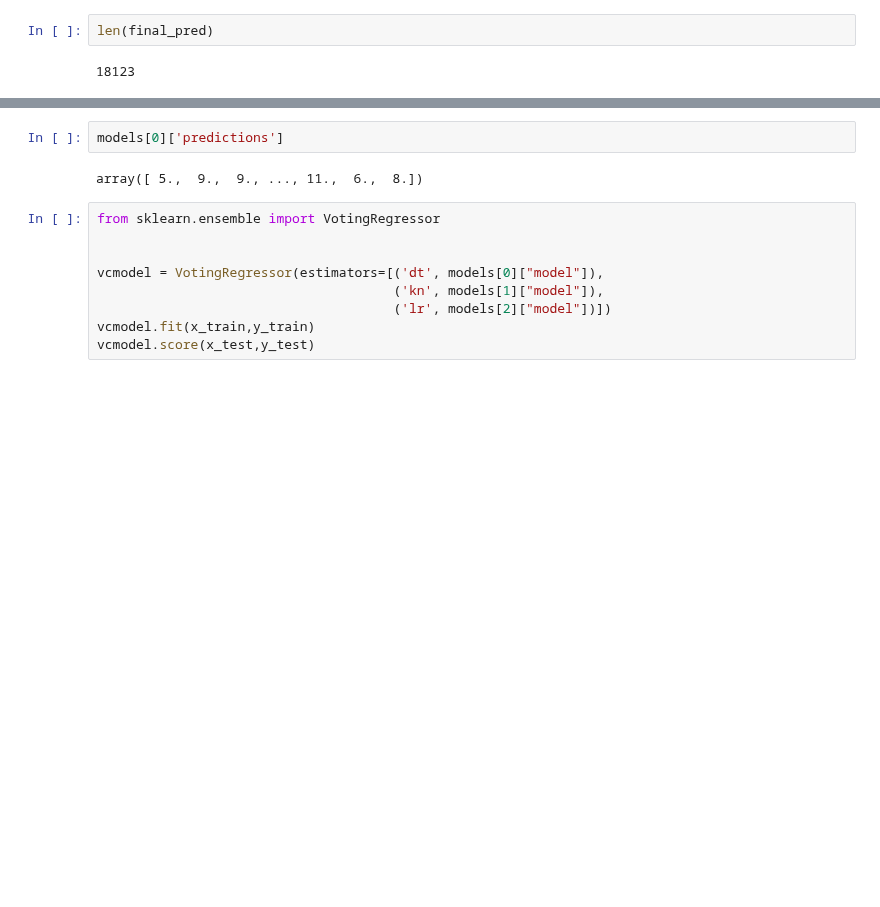
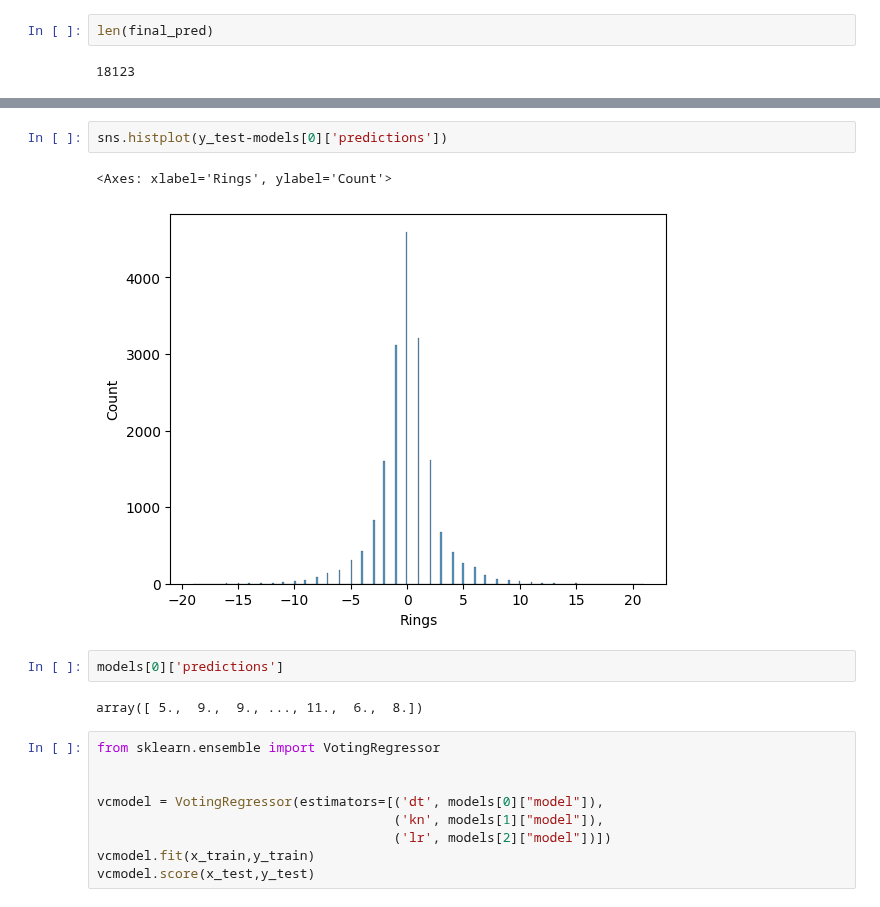
Before and after one commit to flyinacres/kaggle, a Jupyter notebook: abalone-submission-03.ipynb, the cells around one changed output, grey strips where cells are left out. Cells and saved outputs as stored; diff of their text form; blank space fills up the shorter version.

```diff
--- a/abalone-submission-03.ipynb
+++ b/abalone-submission-03.ipynb
@@ -119,3 +126,8 @@ plot_predictions(combo1, 100)
+# %%
+sns.histplot(y_test-models[0]['predictions'])
+# %% [output]
+<Axes: xlabel='Rings', ylabel='Count'>
+[figure, added]
 # %%
 models[0]['predictions']
 # %% [output]
```
Also changed, not shown: parts of 8 cells of this notebook.
